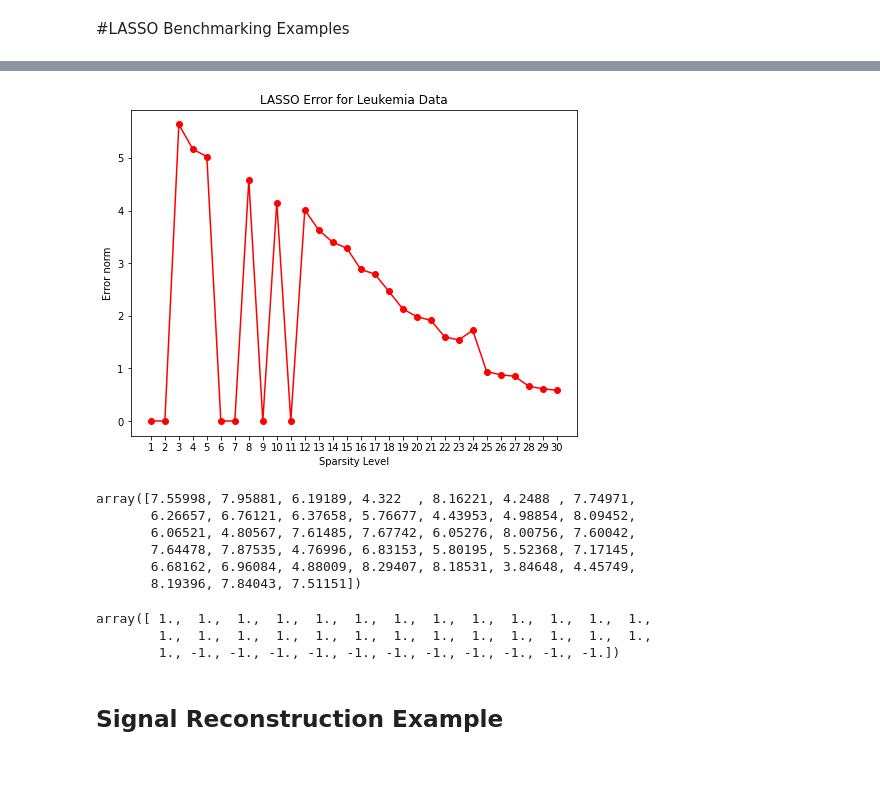
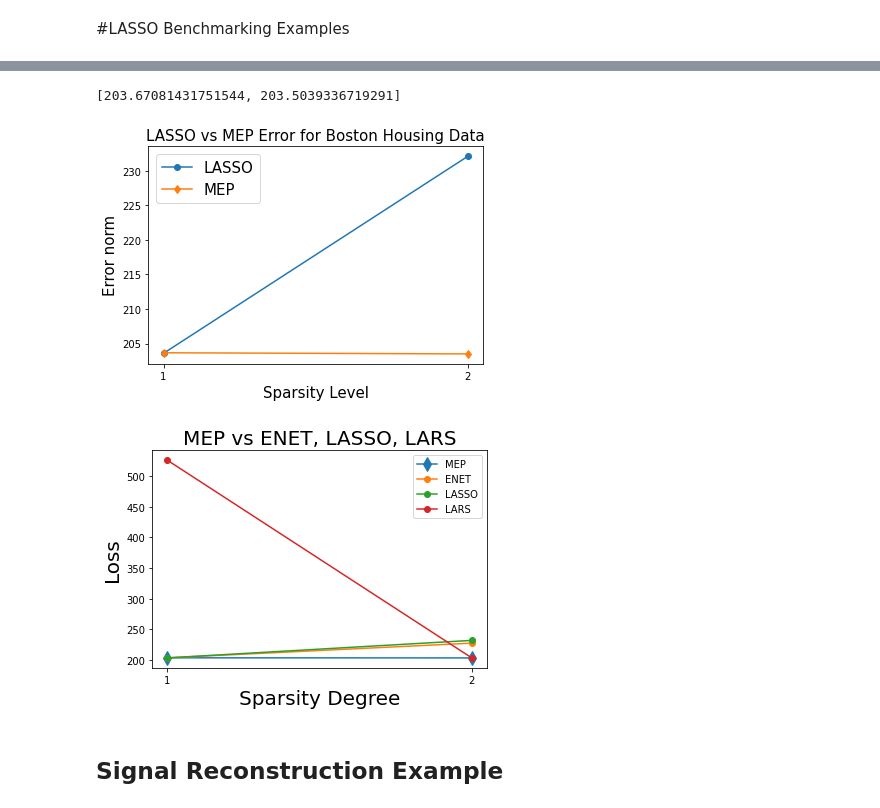
Before and after one commit to alisina75/MEP-Sparse-Linear-Regression, a Jupyter notebook: SLR.ipynb, the cells around one changed output, grey strips where cells are left out. Saved outputs shown, nothing was run; the diff lists cells and outputs as text; code cells hidden in the pictures; blank space fills up the shorter version.

```diff
--- a/SLR.ipynb
+++ b/SLR.ipynb
@@ -863,0 +874,12 @@ print(minLoss_lasso)
+# %%
+max_sparsity = 2
+columns = (coefs_lars != 0).sum(0)
+minLoss_lars = np.zeros((max_sparsity)+1)
+for i in range(max_sparsity+1):
+  if len(columns[columns == i]) == 0:
+      minLoss_lars[i] = 0
+  else:
+      minLoss_lars[i] = np.min(Loss_lars[columns == i])
+
+print(columns)
+print(minLoss_lars)
@@ -863,0 +889,2 @@ print(minLoss_lasso)
+# %%
+x_BH_m2 , Q_BH_m2 , Loss_BH_m2 , T_iters_BH_m2 = MEP_SLR(X_BH, y_BH, m = 2,eps = 0.01, Tmax = 500, alpha = 0.99)
@@ -863,0 +926,2 @@ print(minLoss_lasso)
+# %%
+x_BH_m1 , Q_BH_m1 , Loss_BH_m1 , T_iters_BH_m1 = MEP_SLR(X_BH, y_BH, m = 1,eps = 0.01, Tmax = 500, alpha = 0.99)
@@ -864,27 +947,34 @@ print(minLoss_lasso)
+# %%
+Final_error_BH = [Loss_BH_m1[-1], Loss_BH_m2[-1]]
+Final_error_BH
+# %% [output]
+[203.67081431751544, 203.5039336719291]
 # %%
-plt.plot(np.arange((max_sparsity))+1,minLoss_lasso[1:], 'r-o')
-plt.xlabel(r"Sparsity Level")
-plt.ylabel(r"Error norm")
-plt.title(r"LASSO Error for Leukemia Data")
+plt.plot(np.arange((max_sparsity))+1,minLoss_lasso[1:], '-o', label = 'LASSO')
+plt.plot(np.arange((max_sparsity))+1,Final_error_BH, '-d', label = 'MEP')
+plt.xlabel(r"Sparsity Level", fontsize = 15)
+plt.ylabel(r"Error norm", fontsize = 15)
+plt.title(r"LASSO vs MEP Error for Boston Housing Data", fontsize = 15)
 plt.xticks(np.arange((max_sparsity))+1)
-plt.rcParams["figure.figsize"] = (8,6)
+plt.legend(prop={'size': 15})
+plt.rcParams["figure.figsize"] = (6,4)
 # %% [output]
-[figure, old version]
+[figure, new version]
-# %%
-np.amax(X_lkm,1)
-# %% [output]
-array([7.55998, 7.95881, 6.19189, 4.322  , 8.16221, 4.2488 , 7.74971,
-       6.26657, 6.76121, 6.37658, 5.76677, 4.43953, 4.98854, 8.09452,
-       6.06521, 4.80567, 7.61485, 7.67742, 6.05276, 8.00756, 7.60042,
-       7.64478, 7.87535, 4.76996, 6.83153, 5.80195, 5.52368, 7.17145,
-       6.68162, 6.96084, 4.88009, 8.29407, 8.18531, 3.84648, 4.45749,
-       8.19396, 7.84043, 7.51151])
-# %%
-y_lkm
-# %% [output]
-array([ 1.,  1.,  1.,  1.,  1.,  1.,  1.,  1.,  1.,  1.,  1.,  1.,  1.,
-        1.,  1.,  1.,  1.,  1.,  1.,  1.,  1.,  1.,  1.,  1.,  1.,  1.,
-        1., -1., -1., -1., -1., -1., -1., -1., -1., -1., -1., -1.])
+# %%
+plt.plot(np.arange(max_sparsity)+1,Final_error_BH[0:], '-d', label = 'MEP', markersize = 10)
+plt.plot(np.arange(max_sparsity)+1,minLoss_enet[1:], '-o', label = 'ENET')
+plt.plot(np.arange(max_sparsity)+1,minLoss_lasso[1:], '-o', label = 'LASSO')
+plt.plot(np.arange(max_sparsity)+1,minLoss_lars[1:], '-o', label = 'LARS')
+plt.xlabel(r"Sparsity Degree", fontsize = 20)
+plt.ylabel(r"Loss", fontsize = 20)
+plt.title(r"MEP vs ENET, LASSO, LARS", fontsize = 20)
+plt.xticks(np.arange(len(minLoss_enet)-1)+1)
+plt.legend()
+# plt.savefig("Comparison.png")
+# files.download("Comparison.png")
+plt.rcParams["figure.figsize"] = (6,4)
+# %% [output]
+[figure, added]
 # %% [markdown]
 ## Signal Reconstruction Example
 # %% [markdown]
```
Also changed, not shown: parts of 14 cells of this notebook.
